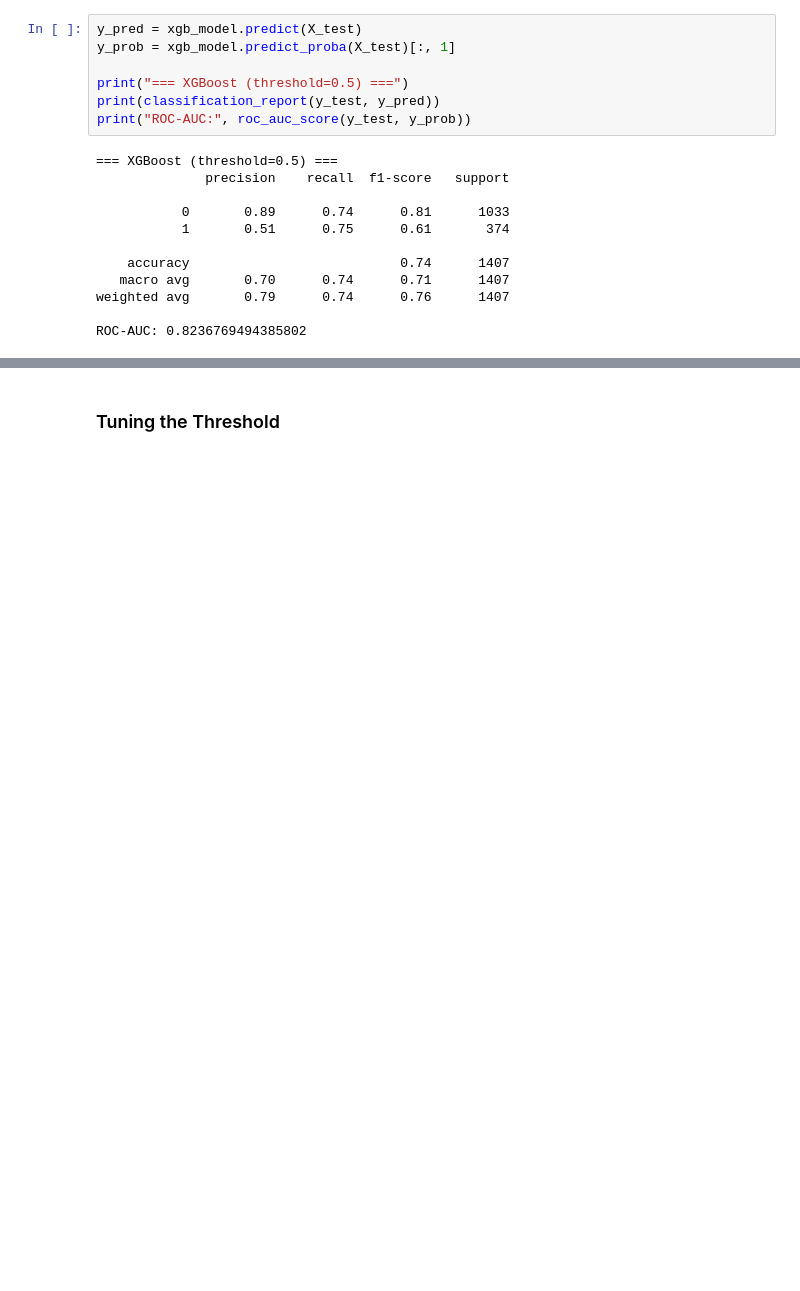
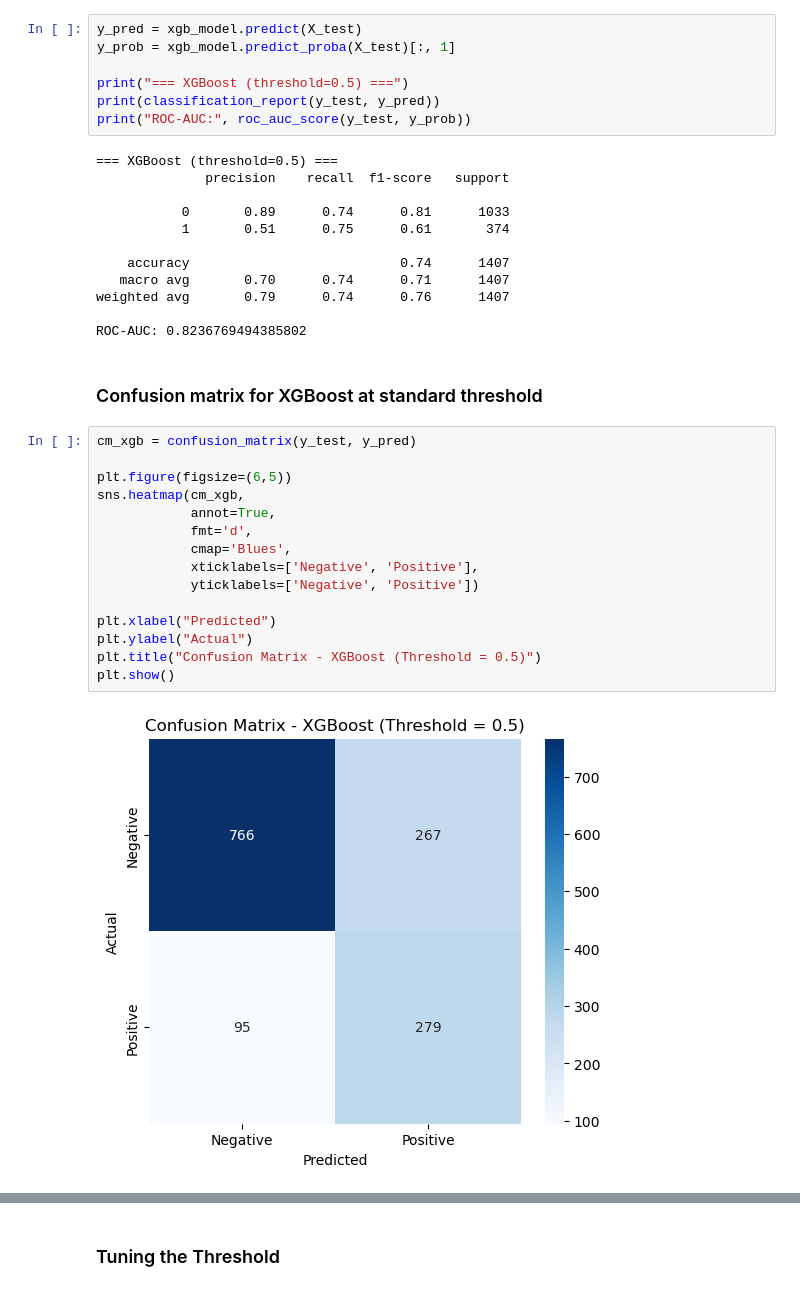
Before and after one commit to perfectevans/customer-churn-prediction, a Jupyter notebook: notebooks/customer_churn_prediction.ipynb, the cells around one changed output, grey strips where cells are left out. Drawn from its saved outputs; the diff is of its cells as text; blank space fills up the shorter version.

```diff
--- a/notebooks/customer_churn_prediction.ipynb
+++ b/notebooks/customer_churn_prediction.ipynb
@@ -976,3 +1009,22 @@ print("ROC-AUC:", roc_auc_score(y_test, y_prob))
 weighted avg       0.79      0.74      0.76      1407
 
 ROC-AUC: 0.8236769494385802
+# %% [markdown]
+### Confusion matrix for XGBoost at standard threshold
+# %%
+cm_xgb = confusion_matrix(y_test, y_pred)
+
+plt.figure(figsize=(6,5))
+sns.heatmap(cm_xgb,
+            annot=True,
+            fmt='d',
+            cmap='Blues',
+            xticklabels=['Negative', 'Positive'],
+            yticklabels=['Negative', 'Positive'])
+
+plt.xlabel("Predicted")
+plt.ylabel("Actual")
+plt.title("Confusion Matrix - XGBoost (Threshold = 0.5)")
+plt.show()
+# %% [output]
+[figure, added]
```
Also changed, not shown: parts of 56 cells of this notebook.
